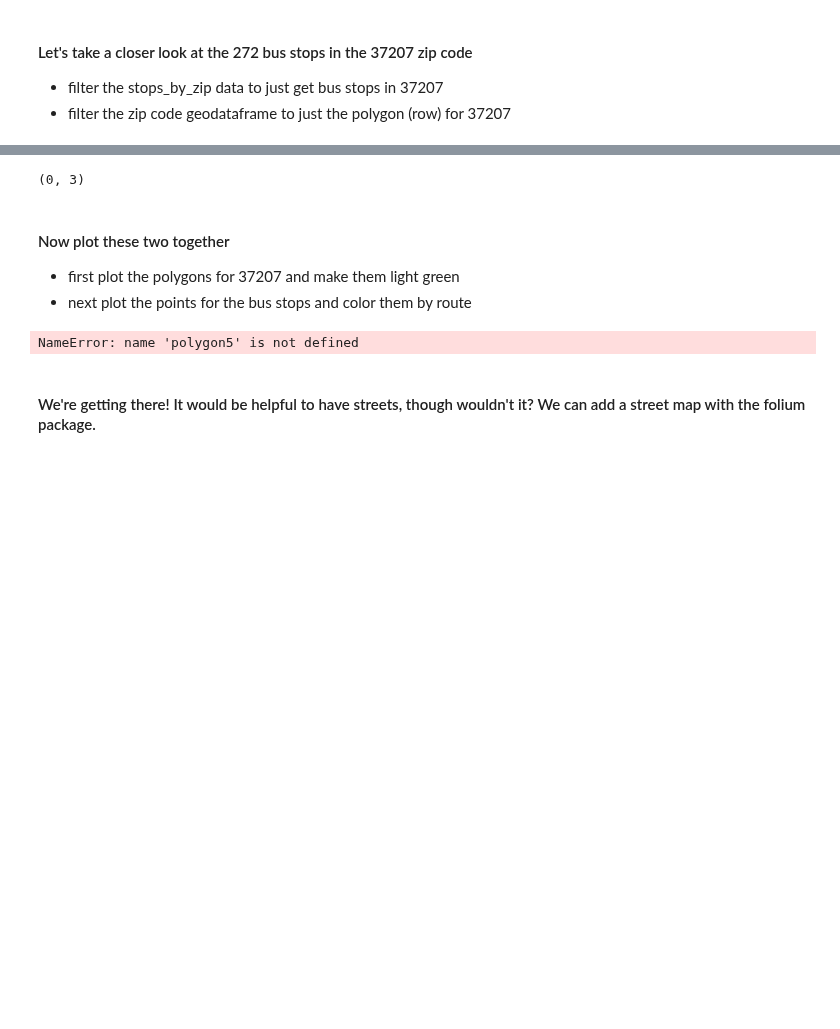
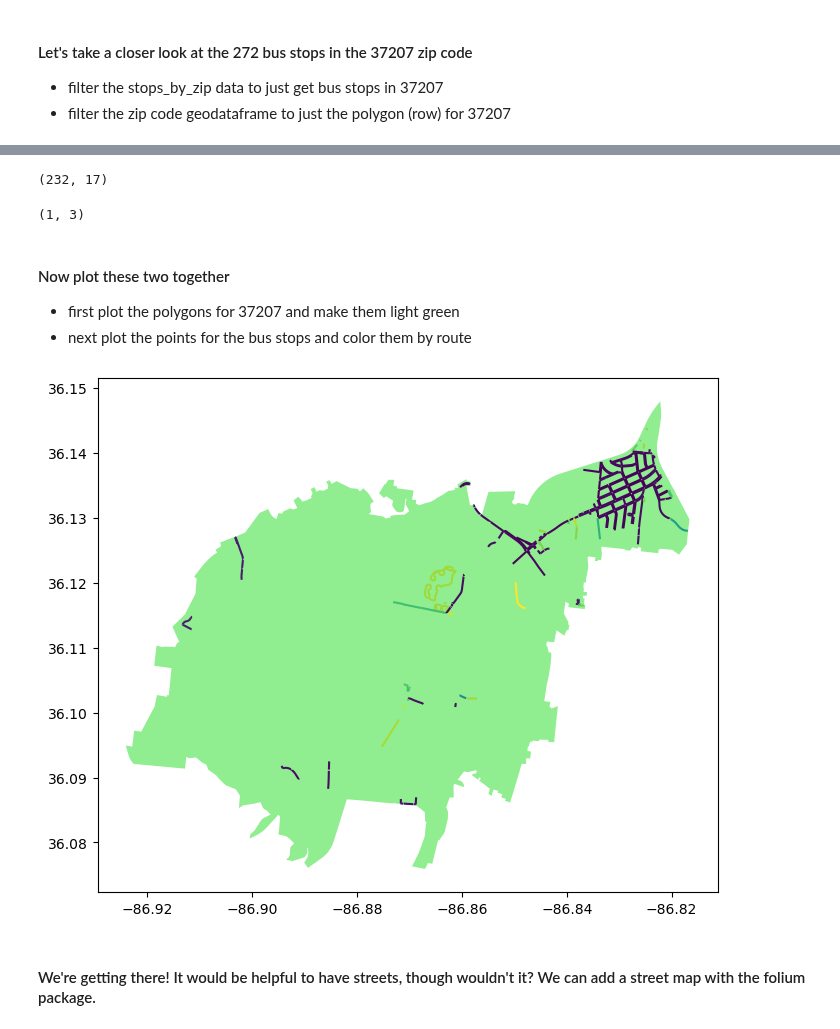
Before and after one commit to NSS-Data-Analytics-Cohort-14/geospatial-1-1-da14-bergen-christensen, a Jupyter notebook: notebooks/geospatial_intro.ipynb, the cells around one changed output, grey strips where cells are left out. Drawn from its saved outputs; the diff is of its cells as text; code cells hidden in the pictures; blank space fills up the shorter version.

```diff
--- a/notebooks/geospatial_intro.ipynb
+++ b/notebooks/geospatial_intro.ipynb
@@ -134,3 +128,5 @@ districts = districts[['DISTRICT', 'Representative', 'geometry']]
+# %%
+zipcodes = zipcodes[['zip', 'po_name', 'geometry']]
 # %%
-sidewalks_by_district = gpd.sjoin(sidewalk_geo, districts, predicate = 'within')
+sidewalks_by_zip = gpd.sjoin(sidewalk_geo, zipcodes, predicate = 'within')
 # %%
@@ -161,8 +148,13 @@ sidewalk_d5.shape
-# %%
-polygon5 = districts.loc[districts['DISTRICT'] == '5']
-polygon5.shape
-# %% [output]
-(0, 3)
+# %%
+sidewalk_37205 = sidewalks_by_zip[sidewalks_by_zip['zip'] == '37205']
+sidewalk_37205.shape
+# %% [output]
+(232, 17)
+# %%
+polygon37205 = zipcodes.loc[zipcodes['zip'] == '37205']
+polygon37205.shape
+# %% [output]
+(1, 3)
 # %% [markdown]
 #### Now plot these two together
 - first plot the polygons for 37207 and make them light green
@@ -172,10 +164,10 @@ print(polygon5)
 # %%
 #fig, ax = matplotlib.subplots()
-ax = polygon5.plot(figsize = (8, 10), color = 'lightgreen')
-sidewalk_d5.plot( ax = ax, column = 'RouteId');
+ax = polygon37205.plot(figsize = (8, 10), color = 'lightgreen')
+sidewalk_37205.plot( ax = ax, column = 'RouteId');
 plt.show();
 # %% [output]
-NameError: name 'polygon5' is not defined
+[figure, added]
 # %% [markdown]
 #### We're getting there! It would be helpful to have streets, though wouldn't it? We can add a street map with the folium package.
 # %% [markdown]
```
Also changed, not shown: parts of 14 cells of this notebook.
